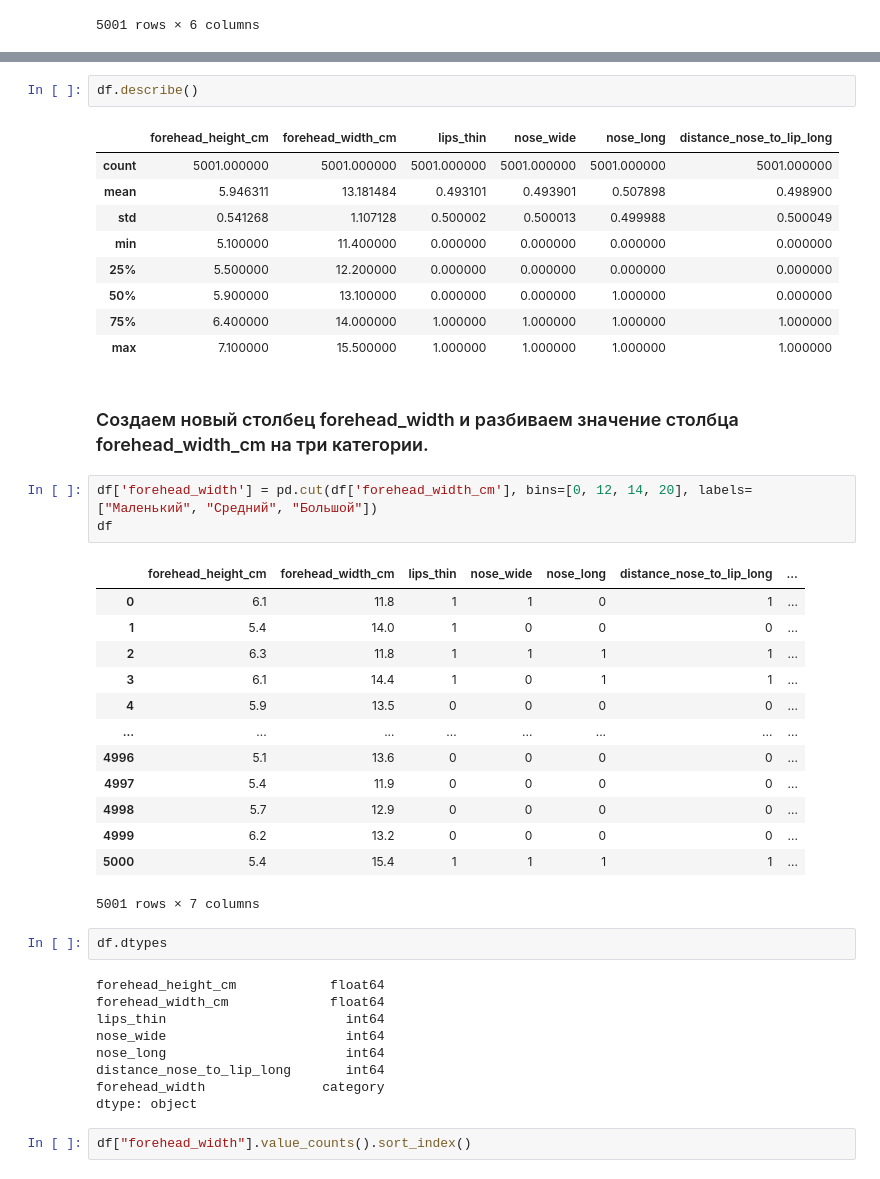
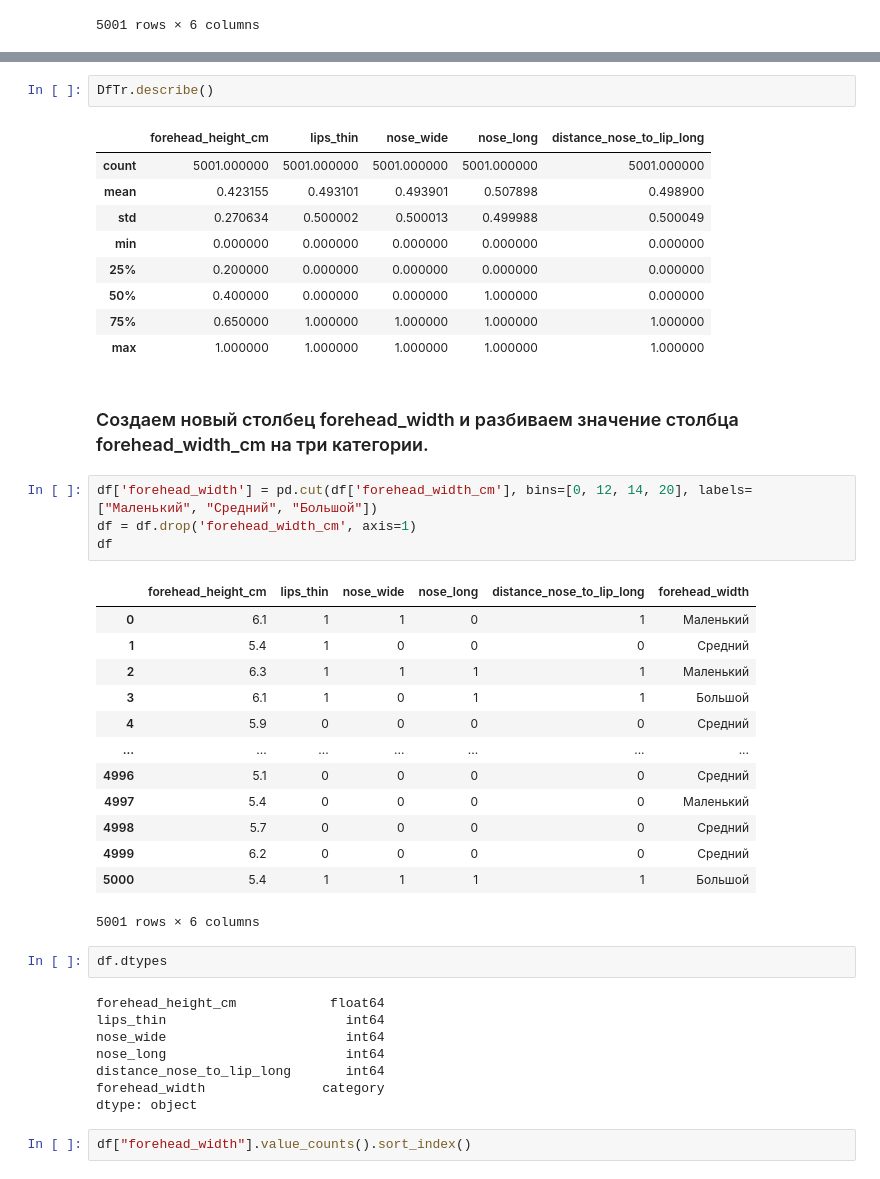
Before and after one commit to dsvishchev/education, a Jupyter notebook: feature_coding.ipynb, the cells around one changed output, grey strips where cells are left out. Drawn from its saved outputs; the diff is of its cells as text.

```diff
--- a/feature_coding.ipynb
+++ b/feature_coding.ipynb
@@ -79,39 +75,39 @@ DfTr
 # %%
-df.describe()
+DfTr.describe()
 # %% [output]
-|  | forehead_height_cm | forehead_width_cm | lips_thin | nose_wide | nose_long | distance_nose_to_lip_long |
-| count | 5001.000000 | 5001.000000 | 5001.000000 | 5001.000000 | 5001.000000 | 5001.000000 |
-| mean | 5.946311 | 13.181484 | 0.493101 | 0.493901 | 0.507898 | 0.498900 |
-| std | 0.541268 | 1.107128 | 0.500002 | 0.500013 | 0.499988 | 0.500049 |
-| min | 5.100000 | 11.400000 | 0.000000 | 0.000000 | 0.000000 | 0.000000 |
-| 25% | 5.500000 | 12.200000 | 0.000000 | 0.000000 | 0.000000 | 0.000000 |
-| 50% | 5.900000 | 13.100000 | 0.000000 | 0.000000 | 1.000000 | 0.000000 |
-| 75% | 6.400000 | 14.000000 | 1.000000 | 1.000000 | 1.000000 | 1.000000 |
-| max | 7.100000 | 15.500000 | 1.000000 | 1.000000 | 1.000000 | 1.000000 |
+|  | forehead_height_cm | lips_thin | nose_wide | nose_long | distance_nose_to_lip_long |
+| count | 5001.000000 | 5001.000000 | 5001.000000 | 5001.000000 | 5001.000000 |
+| mean | 0.423155 | 0.493101 | 0.493901 | 0.507898 | 0.498900 |
+| std | 0.270634 | 0.500002 | 0.500013 | 0.499988 | 0.500049 |
+| min | 0.000000 | 0.000000 | 0.000000 | 0.000000 | 0.000000 |
+| 25% | 0.200000 | 0.000000 | 0.000000 | 0.000000 | 0.000000 |
+| 50% | 0.400000 | 0.000000 | 0.000000 | 1.000000 | 0.000000 |
+| 75% | 0.650000 | 1.000000 | 1.000000 | 1.000000 | 1.000000 |
+| max | 1.000000 | 1.000000 | 1.000000 | 1.000000 | 1.000000 |
 # %% [markdown]
 ### Создаем новый столбец forehead_width и разбиваем значение столбца forehead_width_cm на три категории.
 # %%
 df['forehead_width'] = pd.cut(df['forehead_width_cm'], bins=[0, 12, 14, 20], labels=["Маленький", "Средний", "Большой"])
+df = df.drop('forehead_width_cm', axis=1)
 df
 # %% [output]
-|  | forehead_height_cm | forehead_width_cm | lips_thin | nose_wide | nose_long | distance_nose_to_lip_long | ... |
-| 0 | 6.1 | 11.8 | 1 | 1 | 0 | 1 | ... |
-| 1 | 5.4 | 14.0 | 1 | 0 | 0 | 0 | ... |
-| 2 | 6.3 | 11.8 | 1 | 1 | 1 | 1 | ... |
-| 3 | 6.1 | 14.4 | 1 | 0 | 1 | 1 | ... |
-| 4 | 5.9 | 13.5 | 0 | 0 | 0 | 0 | ... |
-| ... | ... | ... | ... | ... | ... | ... | ... |
-| 4996 | 5.1 | 13.6 | 0 | 0 | 0 | 0 | ... |
-| 4997 | 5.4 | 11.9 | 0 | 0 | 0 | 0 | ... |
-| 4998 | 5.7 | 12.9 | 0 | 0 | 0 | 0 | ... |
-| 4999 | 6.2 | 13.2 | 0 | 0 | 0 | 0 | ... |
-| 5000 | 5.4 | 15.4 | 1 | 1 | 1 | 1 | ... |
+|  | forehead_height_cm | lips_thin | nose_wide | nose_long | distance_nose_to_lip_long | forehead_width |
+| 0 | 6.1 | 1 | 1 | 0 | 1 | Маленький |
+| 1 | 5.4 | 1 | 0 | 0 | 0 | Средний |
+| 2 | 6.3 | 1 | 1 | 1 | 1 | Маленький |
+| 3 | 6.1 | 1 | 0 | 1 | 1 | Большой |
+| 4 | 5.9 | 0 | 0 | 0 | 0 | Средний |
+| ... | ... | ... | ... | ... | ... | ... |
+| 4996 | 5.1 | 0 | 0 | 0 | 0 | Средний |
+| 4997 | 5.4 | 0 | 0 | 0 | 0 | Маленький |
+| 4998 | 5.7 | 0 | 0 | 0 | 0 | Средний |
+| 4999 | 6.2 | 0 | 0 | 0 | 0 | Средний |
+| 5000 | 5.4 | 1 | 1 | 1 | 1 | Большой |
-5001 rows × 7 columns
+5001 rows × 6 columns
 # %%
 df.dtypes
 # %% [output]
 forehead_height_cm            float64
-forehead_width_cm             float64
 lips_thin                       int64
 nose_wide                       int64
 nose_long                       int64
```
Also changed, not shown: parts of 8 cells of this notebook.
